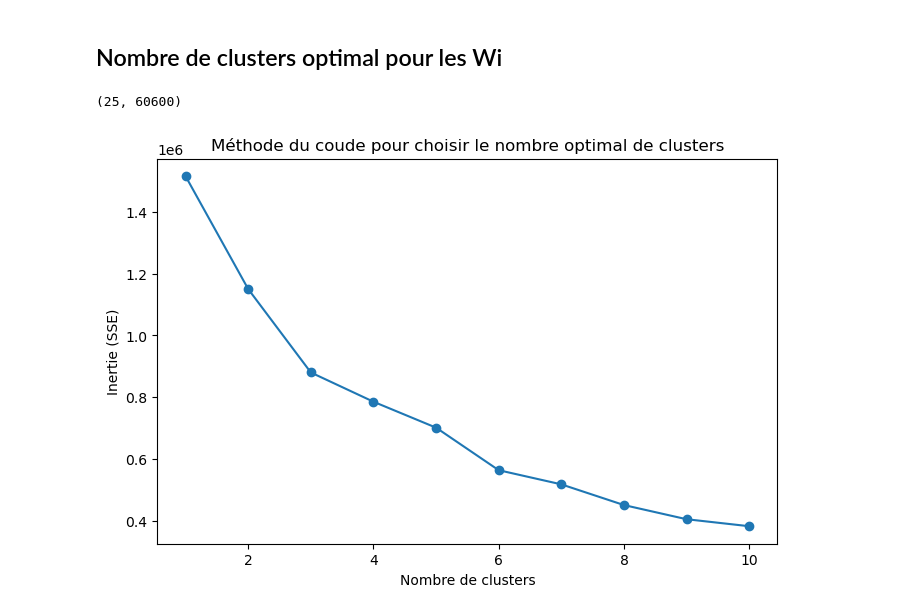
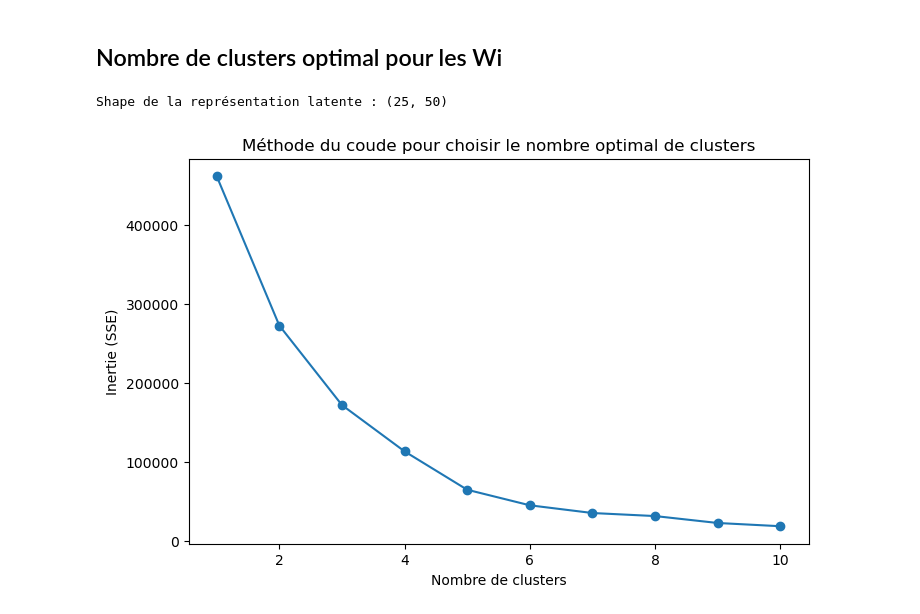
Before and after one commit to malcouffe/consommation-lectrique-, a Jupyter notebook: conso_elec.ipynb, the cells around one changed output. Drawn from its saved outputs; the diff is of its cells as text; code cells hidden in the pictures.

```diff
--- a/conso_elec.ipynb
+++ b/conso_elec.ipynb
@@ -247,10 +457,2 @@ fig.show()
 # %% [markdown]
 ## Nombre de clusters optimal pour les Wi
-# %%
-wi_columns = [col for col in df.columns if col.startswith('w')]
-# Transposer la matrice afin que chaque ligne corresponde à un wi et chaque colonne à un instant
-df_w = df[wi_columns].transpose()
-df_w.index.name = 'wi'
-print(df_w.shape)
-# %% [output]
-(25, 60600)
@@ -264,24 +459,30 @@ data_scaled = scaler.fit_transform(df_w)
+# %%
+with torch.no_grad():
+    latent_repr = model.encoder(data_tensor.to(device))
+
+latent_array = latent_repr.cpu().numpy()
+print("Shape de la représentation latente :", latent_array.shape)
+# %% [output]
+Shape de la représentation latente : (25, 50)
 # %%
 import numpy as np
 import matplotlib.pyplot as plt
 from sklearn.cluster import KMeans
 
-# Supposons que X est votre matrice de forme (nombre_de_wi, nombre_d'instants)
-# Exemple : X = data_scaled obtenu après transposition et standardisation
-
-sse = []  # somme des distances intra-clusters (inertie)
+sse = []  # liste pour stocker l'inertie (SSE) pour chaque nombre de clusters
 k_range = range(1, 11)  # tester de 1 à 10 clusters
 
+# Appliquer KMeans sur les données issues de l'espace latent
 for k in k_range:
     kmeans = KMeans(n_clusters=k, random_state=42)
-    kmeans.fit(data_scaled)
-    sse.append(kmeans.inertia_)  # inertia_ est la somme des distances au carré dans chaque cluster
+    kmeans.fit(latent_array)
+    sse.append(kmeans.inertia_)  # inertia_ correspond à la somme des distances au carré dans chaque cluster
 
 plt.figure(figsize=(8, 5))
 plt.plot(k_range, sse, marker='o')
 plt.xlabel('Nombre de clusters')
 plt.ylabel("Inertie (SSE)")
 plt.title("Méthode du coude pour choisir le nombre optimal de clusters")
 plt.show()
 # %% [output]
-[figure, old version]
+[figure, new version]
```
Also changed, not shown: parts of 14 cells of this notebook.
